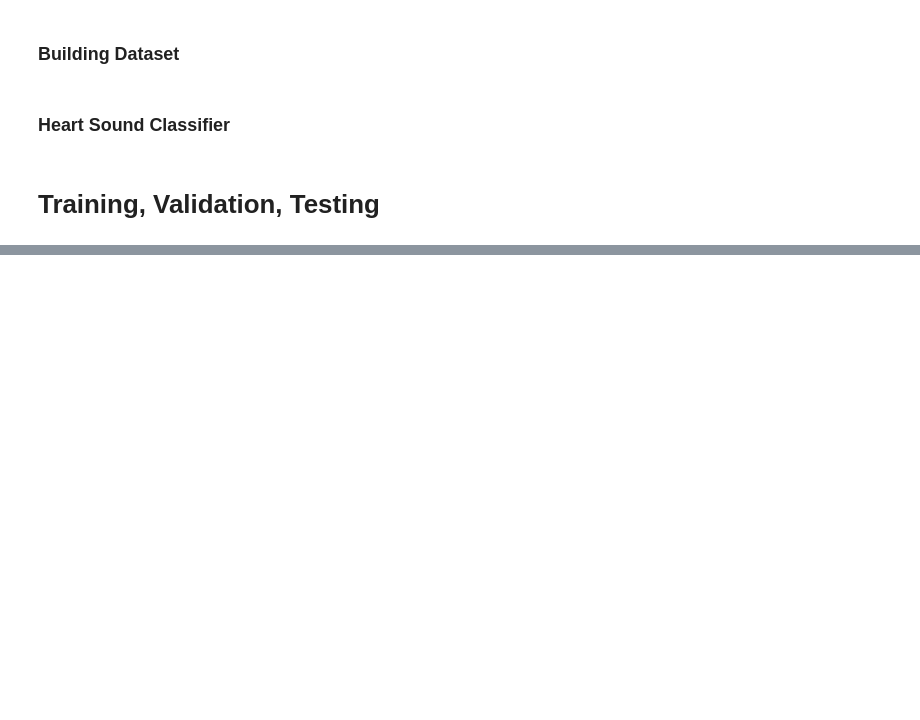
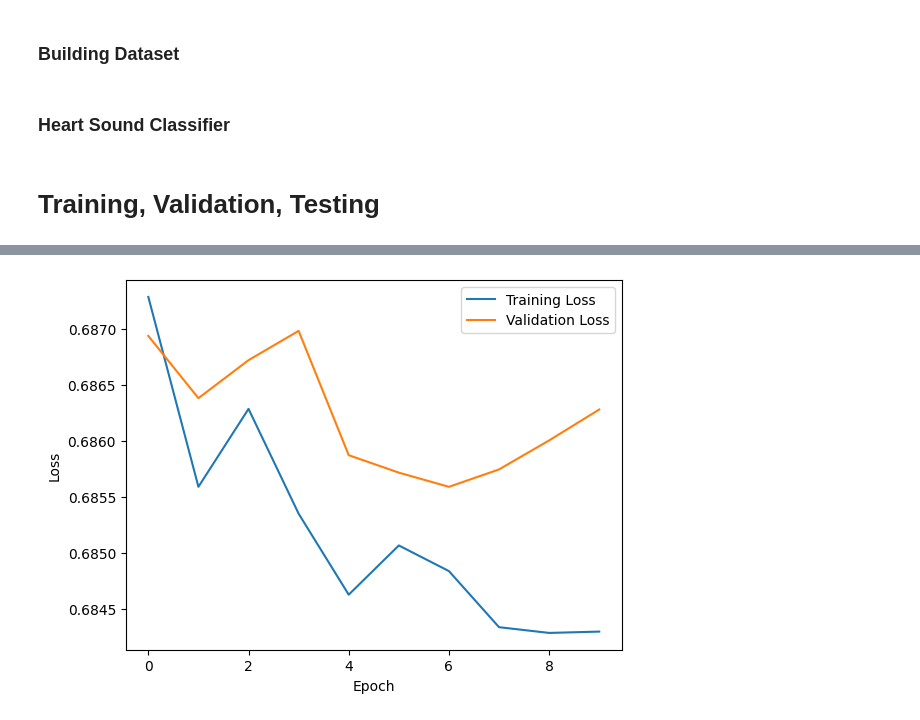
Before and after one commit to travislatchman/HeartSoundClassifier_CNN, a Jupyter notebook: HeartSoundClassifier_CNN_1D.ipynb, the cells around one changed output, grey strips where cells are left out. Drawn from its saved outputs; the diff is of its cells as text; code cells hidden in the pictures; blank space fills up the shorter version.

Commit message:
Trained model on physionet data

```diff
--- a/HeartSoundClassifier_CNN_1D.ipynb
+++ b/HeartSoundClassifier_CNN_1D.ipynb
@@ -13,6 +13,10 @@ from sklearn.preprocessing import LabelEncoder
 from sklearn.metrics import classification_report, confusion_matrix
 import seaborn as sns
 import matplotlib.pyplot as plt
+
+seed = 1
+np.random.seed(seed)
+rng = np.random.default_rng(seed) # seeded random number generator
 # %%
 # # Define the CNN model
 # class HeartSoundClassifier(nn.Module):
@@ -192,6 +205,7 @@ class HeartSoundClassifier(nn.Module):
 # %%
 # Load data and create data loaders
-data_dir = ''
+# data_dir = '/content/drive/MyDrive/MLMA Group/CardiacData/DatasetB'
+data_dir = '/content/drive/MyDrive/MLMA Group/CardiacData/physionet cardiac sounds/heart_sound/train'
 label_encoder = LabelEncoder()
 
 file_paths = []
@@ -200,22 +214,21 @@ labels = []
 for label in os.listdir(data_dir):
     label_dir = os.path.join(data_dir, label)
     for file_name in os.listdir(label_dir):
+      if file_name[-4:] == ".wav" and len(load_audio_file(os.path.join(label_dir, file_name))[0]) > 6000:
         file_paths.append(os.path.join(label_dir, file_name))
         labels.append(label)
 
 encoded_labels = label_encoder.fit_transform(labels)
-train_loader, val_loader, test_loader = create_dataloaders(file_paths, encoded_labels)
+train_loader, val_loader, test_loader = create_dataloaders(file_paths, encoded_labels, rng)
 # %%
 # Initialize the model, loss function, and optimizer
 input_size = len(train_loader.dataset[0][0])
 num_classes = len(np.unique(encoded_labels))
 model = HeartSoundClassifier(input_size, num_classes)
 criterion = nn.CrossEntropyLoss()
-optimizer = torch.optim.Adam(model.parameters())
+learning_rate = 0.01
+optimizer = torch.optim.Adam(model.parameters(), learning_rate)
 # %%
-# Train and validate the model
-import matplotlib.pyplot as plt
-
 # Train and validate the model
 num_epochs = 10
 
@@ -225,49 +238,49 @@ train_accs = []
 val_accs = []
 
 for epoch in range(num_epochs):
-    # Train
-    model.train()
-    train_loss = 0.0
-    correct = 0
-    total = 0
-    for data, labels in train_loader:
-        optimizer.zero_grad()
-        outputs = model(data)
-        loss = criterion(outputs, labels)
-        loss.backward()
-        optimizer.step()
-        train_loss += loss.item()
-        _, predicted = torch.max(outputs.data, 1)
-        total += labels.size(0)
-        correct += (predicted == labels).sum().item()
+  # Train
+  model.train()
+  train_loss = 0.0
+  correct = 0
+  total = 0
+  for batch_num, (data, labels) in enumerate(train_loader):
+    # print(f"batch number {batch_num}")
+    optimizer.zero_grad()
+    outputs = model(data)
+    loss = criterion(outputs, labels)
+    loss.backward()
+    optimizer.step()
+    train_loss += loss.item()
+    _, predicted = torch.max(outputs.data, 1)
+    total += labels.size(0)
+    correct += (predicted == labels).sum().item()
 
-    # Compute training accuracy and loss
-    train_acc = 100 * correct / total
-    train_loss /= len(train_loader)
-    train_accs.append(train_acc)
-    train_losses.append(train_loss)
+  # Compute training accuracy and loss
+  train_acc = 100 * correct / total
+  train_loss /= len(train_loader)
+  train_accs.append(train_acc)
+  train_losses.append(train_loss)
 
-    # Validate
-    model.eval()
-    val_loss = 0.0
-    correct = 0
-    total = 0
-    with torch.no_grad():
-        for data, labels in val_loader:
-            outputs = model(data)
-            loss = criterion(outputs, labels)
-            val_loss += loss.item()
-            _, predicted = torch.max(outputs.data, 1)
-            total += labels.size(0)
-            correct += (predicted == labels).sum().item()
+  # Validate
+  model.eval()
+  val_loss = 0.0
+  val_correct = 0
+  val_total = 0
+  with torch.no_grad():
+    for val_data, val_labels in val_loader:
+      val_outputs = model(val_data)
+      val_loss += criterion(val_outputs, val_labels).item()
+      _, val_predicted = torch.max(val_outputs.data, 1)
+      val_total += val_labels.size(0)
+      val_correct += (val_predicted == val_labels).sum().item()
 
-    # Compute validation accuracy and loss
-    val_acc = 100 * correct / total
-    val_loss /= len(val_loader)
-    val_accs.append(val_acc)
-    val_losses.append(val_loss)
+  # Compute validation accuracy and loss
+  val_acc = 100 * val_correct / val_total
+  val_loss /= len(val_loader)
+  val_accs.append(val_acc)
+  val_losses.append(val_loss)
 
-    print(f'Epoch [{epoch+1}/{num_epochs}], Training Loss: {train_loss:.4f}, Training Accuracy: {train_acc:.2f}%, Validation Loss: {val_loss:.4f}, Validation Accuracy: {val_acc:.2f}%')
+  print(f'Epoch [{epoch+1}/{num_epochs}], Training Loss: {train_loss:.4f}, Training Accuracy: {train_acc:.2f}%, Validation Loss: {val_loss:.4f}, Validation Accuracy: {val_acc:.2f}%')
 
 # Plot the loss functions
 plt.plot(train_losses, label='Training Loss')
@@ -276,3 +289,4 @@ plt.xlabel('Epoch')
 plt.ylabel('Loss')
 plt.legend()
 plt.show()
+# %% [output]
@@ -279,3 +303,4 @@ plt.show()
+[figure, added]
 # %%
 # Test the model
 model.eval()
```
Also changed, not shown: parts of 6 cells of this notebook.
